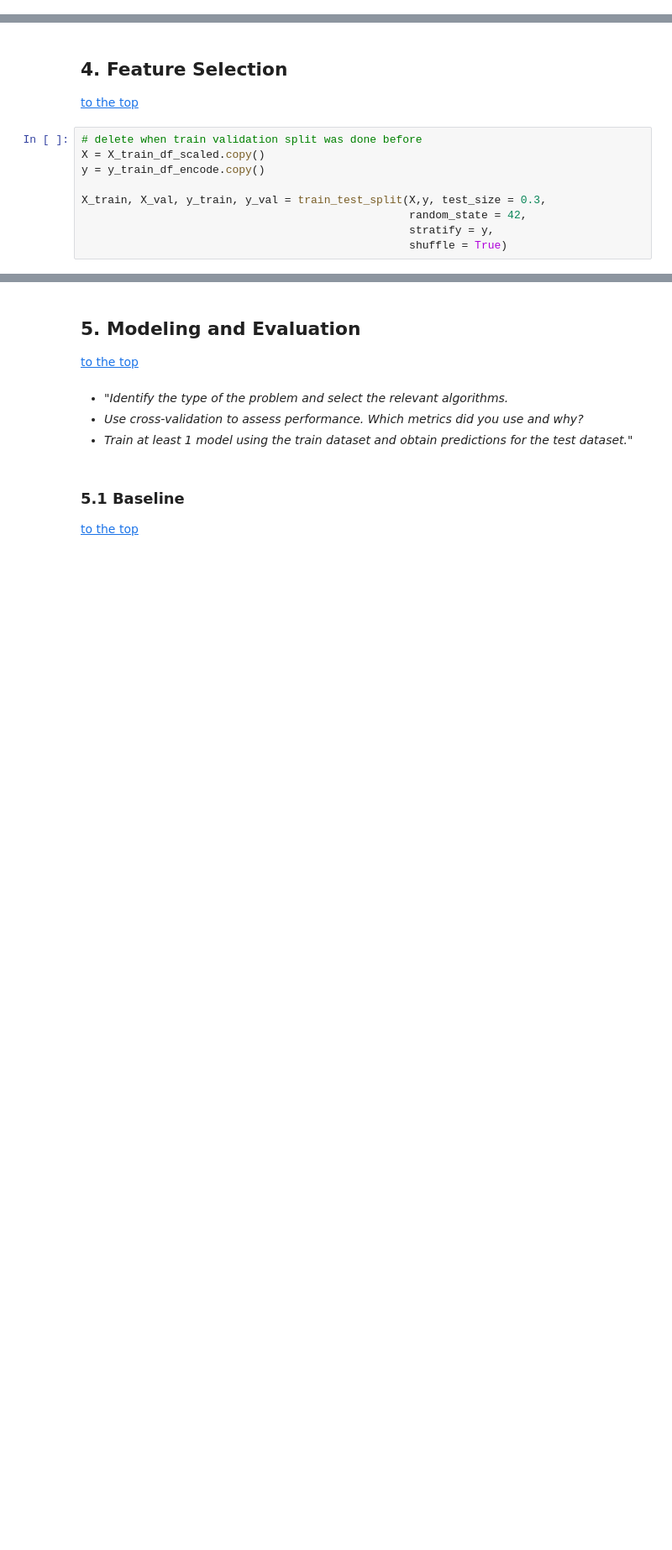
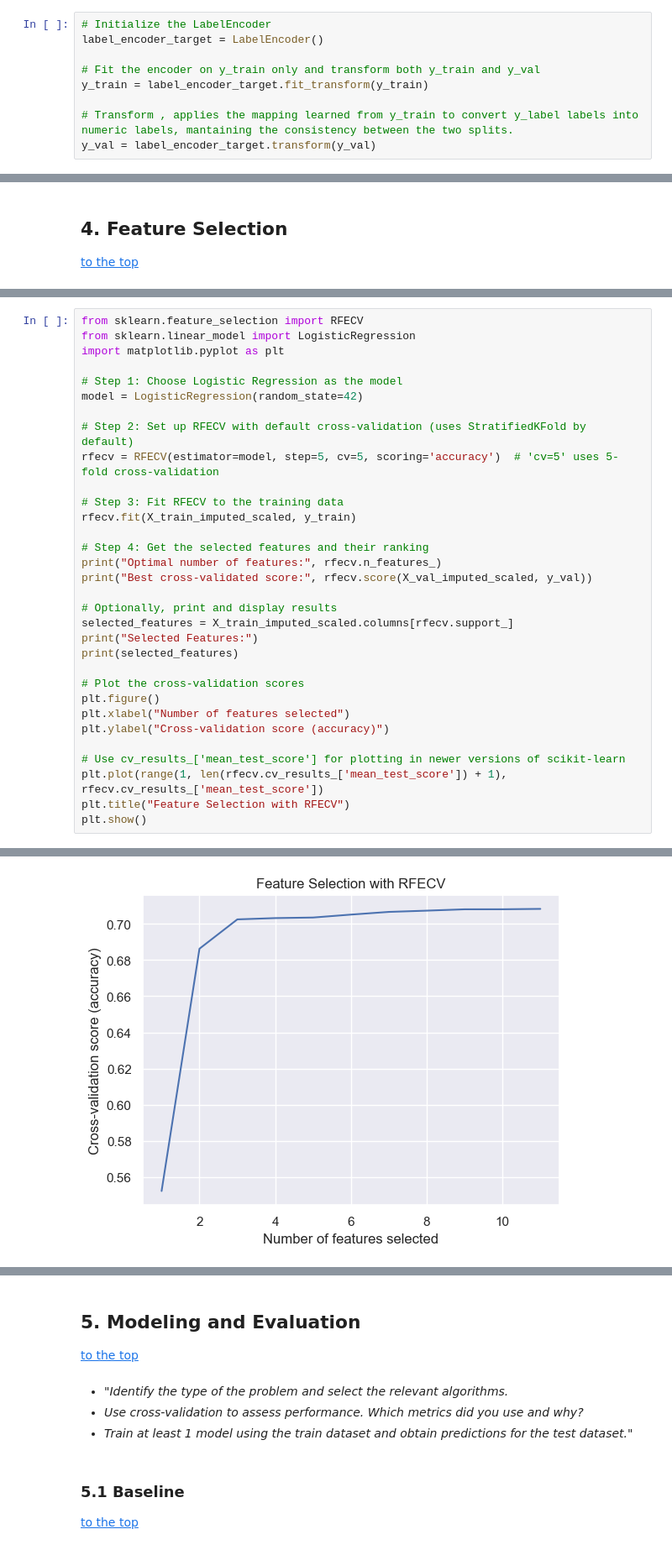
Before and after one commit to alexandregsg/ML_Project_Group52, a Jupyter notebook: Homework_Group52.ipynb, the cells around one changed output, grey strips where cells are left out. Shown at 84% size. Drawn from its saved outputs; the diff is of its cells as text; blank space fills up the shorter version.

```diff
--- a/Homework_Group52.ipynb
+++ b/Homework_Group52.ipynb
@@ -2301,0 +1790,9 @@ array([1, 3, 3, ..., 3, 1, 1])
+# %%
+# Initialize the LabelEncoder
+label_encoder_target = LabelEncoder()
+
+# Fit the encoder on y_train only and transform both y_train and y_val
+y_train = label_encoder_target.fit_transform(y_train)
+
+# Transform , applies the mapping learned from y_train to convert y_label labels into numeric labels, mantaining the consistency between the two splits.
+y_val = label_encoder_target.transform(y_val)
@@ -2327,12 +1920,3 @@ X_train_df_scaled
 # %% [markdown]
 ## 4. Feature Selection <a id='features'></a>
 [to the top](#top)
-# %%
-# delete when train validation split was done before
-X = X_train_df_scaled.copy()
-y = y_train_df_encode.copy()
-
-X_train, X_val, y_train, y_val = train_test_split(X,y, test_size = 0.3,
-                                                  random_state = 42,
-                                                  stratify = y,
-                                                  shuffle = True)
@@ -2385,0 +1925,33 @@ X_rfe = rfe.fit_transform(X = X_train_df_scaled, y = y_train_df_encode)
+# %%
+from sklearn.feature_selection import RFECV
+from sklearn.linear_model import LogisticRegression
+import matplotlib.pyplot as plt
+
+# Step 1: Choose Logistic Regression as the model
+model = LogisticRegression(random_state=42)
+
+# Step 2: Set up RFECV with default cross-validation (uses StratifiedKFold by default)
+rfecv = RFECV(estimator=model, step=5, cv=5, scoring='accuracy')  # 'cv=5' uses 5-fold cross-validation
+
+# Step 3: Fit RFECV to the training data
+rfecv.fit(X_train_imputed_scaled, y_train)
+
+# Step 4: Get the selected features and their ranking
+print("Optimal number of features:", rfecv.n_features_)
+print("Best cross-validated score:", rfecv.score(X_val_imputed_scaled, y_val))
+
+# Optionally, print and display results
+selected_features = X_train_imputed_scaled.columns[rfecv.support_]
+print("Selected Features:")
+print(selected_features)
+
+# Plot the cross-validation scores
+plt.figure()
+plt.xlabel("Number of features selected")
+plt.ylabel("Cross-validation score (accuracy)")
+
+# Use cv_results_['mean_test_score'] for plotting in newer versions of scikit-learn
+plt.plot(range(1, len(rfecv.cv_results_['mean_test_score']) + 1), rfecv.cv_results_['mean_test_score'])
+plt.title("Feature Selection with RFECV")
+plt.show()
+# %% [output]
@@ -2385,0 +1975 @@ X_rfe = rfe.fit_transform(X = X_train_df_scaled, y = y_train_df_encode)
+[figure, added]
```
Also changed, not shown: parts of 262 cells of this notebook.
